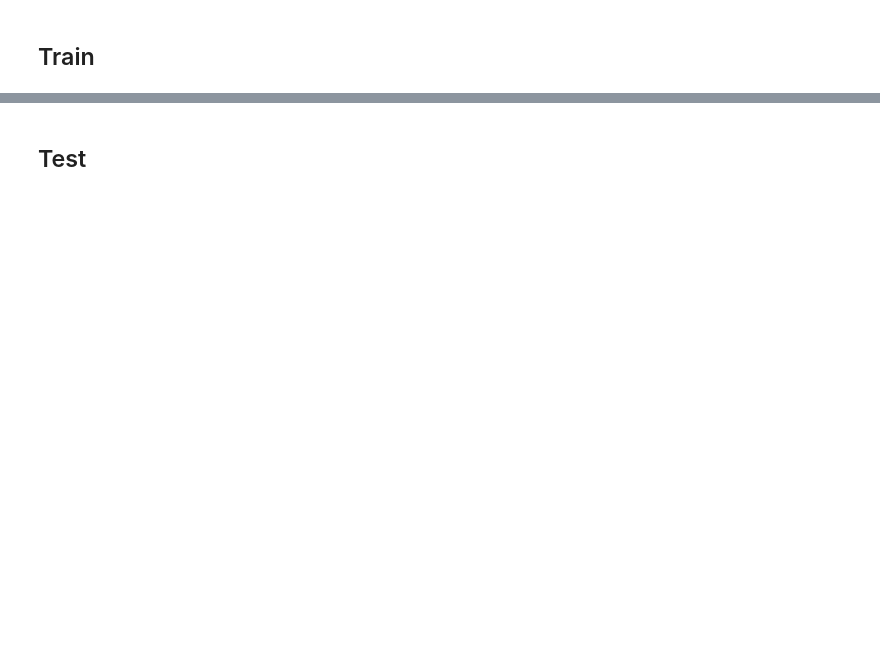
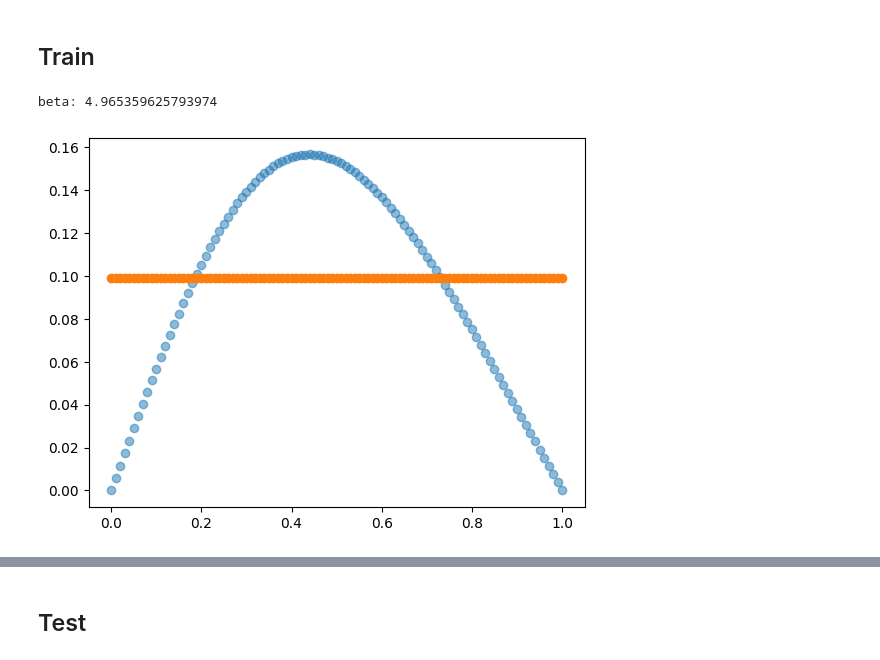
Before and after one commit to Hrrsmjd/fourier_neural_operator, a Jupyter notebook: temp/fourier_1d_heat_equation.ipynb, the cells around one changed output, grey strips where cells are left out. Saved outputs shown, nothing was run; the diff lists cells and outputs as text; code cells hidden in the pictures; blank space fills up the shorter version.

```diff
--- a/temp/fourier_1d_heat_equation.ipynb
+++ b/temp/fourier_1d_heat_equation.ipynb
@@ -47,5 +49,5 @@ beta = np.pi
 u0 = np.sin(beta * X[0])
 
 ## Boundary Conditions
-ux0 = u0[0] # T[:, 0]
-uxn = u0[-1] # 2 - np.exp(-T[:, -1])
+ux0 = 0 # u0[0] # T[:, 0]
+uxn = 0 # u0[-1] # 2 - np.exp(-T[:, -1])
@@ -71,12 +69,15 @@ for i in range(nx - 2):
 # %%
 ## Compute Solution
-Ainv = np.linalg.inv(A)
+u = np.zeros((nt + 1, nx + 1))
+u[0] = u0
+u[:, 0] = ux0
+u[:, -1] = uxn
 
-b = np.zeros(nx - 1)
+# b = np.zeros(nx - 1)
 for j in range(1, nt + 1):
-    b[0] = r * u[j - 1, 0] + r * u[j, 0]
-    b[-1] = r * u[j - 1, -1] + r * u[j, -1]
-    u[j, 1:nx] = Ainv @ ((B @ u[j - 1, 1:nx]) + b)
+    # b[0] = r * u[j - 1, 0] + r * u[j, 0]
+    # b[-1] = r * u[j - 1, -1] + r * u[j, -1]
+    u[j, 1:nx] = Ainv @ ((B @ u[j - 1, 1:nx])) # + b)
 # %%
 plt.imshow(u, aspect='auto')
 plt.colorbar()
@@ -90,7 +93,7 @@ data_out = []
 
 ## Generate Data
 for _ in range(n):
-    beta = np.random.uniform(0, 10)
+    beta = np.random.uniform(-10, 10)
     beta_vec = beta * np.ones(101)
 
     u0 = np.sin(beta * X[0])
@@ -103,11 +106,11 @@ for _ in range(n):
     u[:, 0] = ux0
     u[:, -1] = uxn
 
-    b = np.zeros(nx - 1)
+    # b = np.zeros(nx - 1)
     for j in range(1, nt + 1):
-        b[0] = r * u[j - 1, 0] + r * u[j, 0]
-        b[-1] = r * u[j - 1, -1] + r * u[j, -1]
-        u[j, 1:nx] = Ainv @ ((B @ u[j - 1, 1:nx]) + b)
+        # b[0] = r * u[j - 1, 0] + r * u[j, 0]
+        # b[-1] = r * u[j - 1, -1] + r * u[j, -1]
+        u[j, 1:nx] = Ainv @ ((B @ u[j - 1, 1:nx])) # + b)
 
     data_out.append(u[-1])
 # %%
@@ -365,25 +392,28 @@ loss_function = nn.MSELoss()
 optimizer = torch.optim.Adam(model.parameters(), lr=learning_rate)
 # %%
 ## Test 0
-beta0 = np.random.uniform(0, 10)
+beta0 = np.random.uniform(-10, 10)
 print(f'beta: {beta0}')
 beta0_vec = torch.from_numpy(beta0 * np.ones(101)).float().unsqueeze(0).unsqueeze(0)
 
 u0 = torch.from_numpy(np.sin(beta0 * X[0])).float().unsqueeze(0).unsqueeze(0)
 
 u = np.zeros((nt + 1, nx + 1))
 u[0] = u0
 u[:, 0] = ux0
 u[:, -1] = uxn
 
 b = np.zeros(nx - 1)
 for j in range(1, nt + 1):
     b[0] = r * u[j - 1, 0] + r * u[j, 0]
     b[-1] = r * u[j - 1, -1] + r * u[j, -1]
     u[j, 1:nx] = Ainv @ ((B @ u[j - 1, 1:nx]) + b)
 
 plt.scatter(np.linspace(0, 1, nx + 1), u[-1], alpha=0.5)
 plt.scatter(np.linspace(0, 1, nx + 1), model(torch.cat((beta0_vec, u0), 1)).detach())
 plt.show()
+# %% [output]
+beta: 4.965359625793974
+[figure, added]
 # %%
 ## Test 1
```
Also changed, not shown: parts of 16 cells of this notebook.
